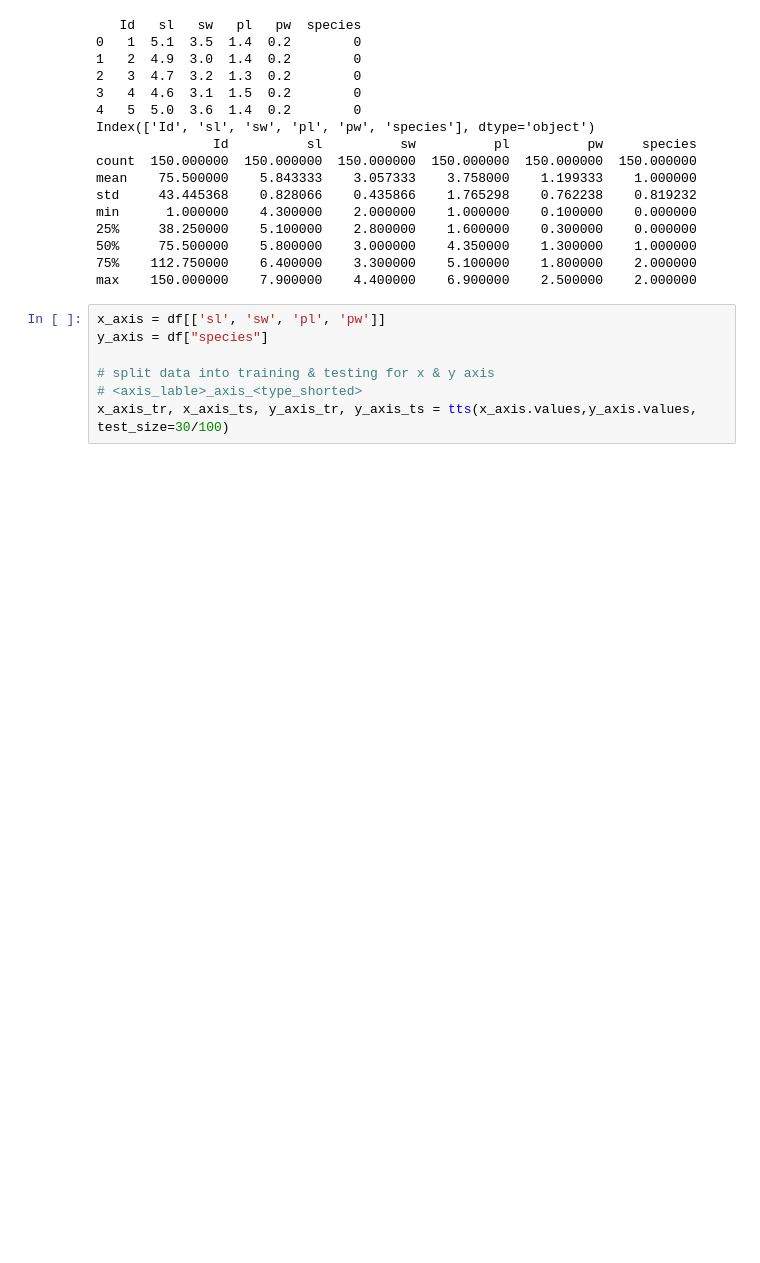
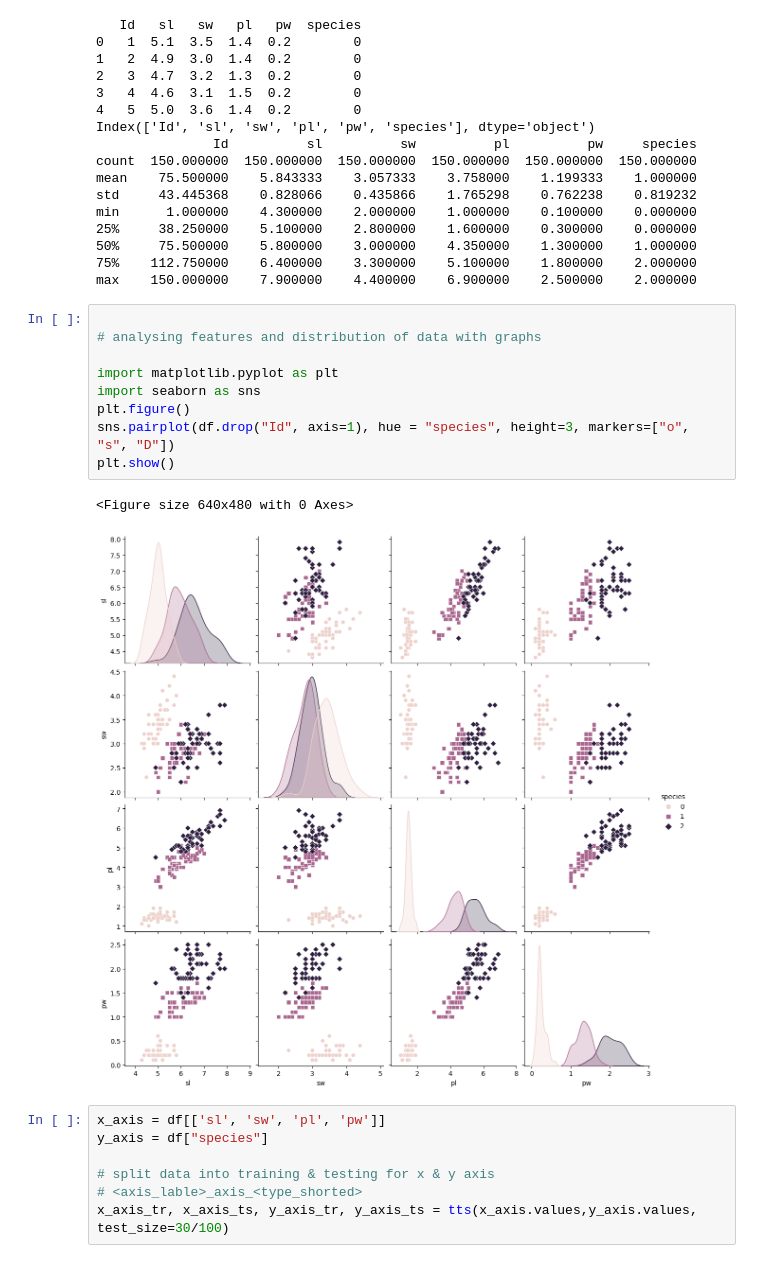
Before and after one commit to SaicharanKandukuri/Unfied-SEM5-Archive, a Jupyter notebook: dvda/knn.ipynb, the cells around one changed output. Drawn from its saved outputs; the diff is of its cells as text; blank space fills up the shorter version.

Commit message:
use `pairplot`
for better understanding of data distribution

```diff
--- a/dvda/knn.ipynb
+++ b/dvda/knn.ipynb
@@ -51,6 +51,18 @@ min      1.000000    4.300000    2.000000    1.000000    0.100000    0.000000
 50%     75.500000    5.800000    3.000000    4.350000    1.300000    1.000000
 75%    112.750000    6.400000    3.300000    5.100000    1.800000    2.000000
 max    150.000000    7.900000    4.400000    6.900000    2.500000    2.000000
+# %%
+
+# analysing features and distribution of data with graphs
+
+import matplotlib.pyplot as plt
+import seaborn as sns
+plt.figure()
+sns.pairplot(df.drop("Id", axis=1), hue = "species", height=3, markers=["o", "s", "D"])
+plt.show()
+# %% [output]
+<Figure size 640x480 with 0 Axes>
+[figure, added]
 # %%
 x_axis = df[['sl', 'sw', 'pl', 'pw']]
 y_axis = df["species"]
```
Also changed, not shown: parts of 3 cells of this notebook.
